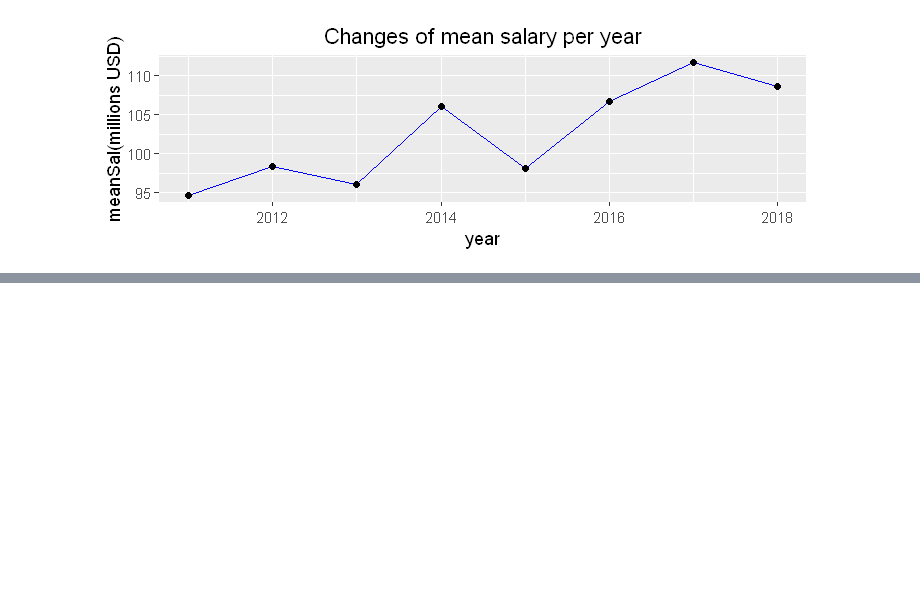
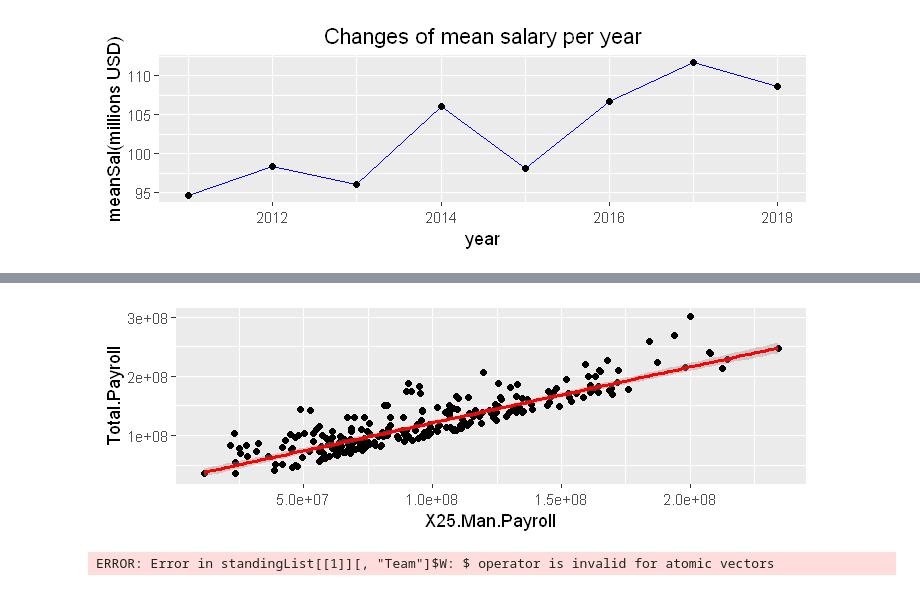
Before and after one commit to ntuken/MLB-baseball, a Jupyter notebook: Data Analysis.ipynb, the cells around one changed output, grey strips where cells are left out. Cells and saved outputs as stored; diff of their text form; code cells hidden in the pictures; blank space fills up the shorter version.

```diff
--- a/Data Analysis.ipynb
+++ b/Data Analysis.ipynb
@@ -68,8 +59,12 @@ head(read.csv("戰績\\2011.csv"))
 # %%
 salList <- list()
 standingList <- list()
+statisticList <- list()
 for (i in c(2011:2018))
 {
     salList[[i - 2010]] <- read.csv(paste("球隊薪資\\", toString(i), ".csv", sep=""))
     standingList[[i - 2010]] <- read.csv(paste("戰績\\", toString(i), ".csv", sep=""))
+    statisticList[[i - 2010]] <- read.csv(paste("年度統計\\", toString(i), ".csv", sep=""))
+    standingList[[i - 2010]]$year <- i
+    colnames(standingList[[i - 2010]])[1] <- "Team"
 }
@@ -108,0 +114,24 @@ ggplot(c, aes(x=as.factor(year), y=salary)) + geom_boxplot(outlier.colour="black
+# %%
+# 整理salList 成一個dataframe ,mutate new column---year ,column : X25.Man.Payroll
+tmp_data <- lapply(salList, function(x){colnames(x)[8] <- "Total.Payroll"; return(x)})
+names(tmp_data) <- 2011:2018
+
+for (i in 1 : length(tmp_data))
+{
+    tmp <- tmp_data[[i]][, c(1, 3, 8)]
+    tmp <- tmp %>% mutate(year = names(tmp_data)[i])
+    if(i == 1)
+    {
+        data <- tmp
+    }
+    else
+    {
+        data <- rbind(data,tmp)
+    }
+}
+
+data <- data[-61,]
+
+data[, 4] <- as.factor(data[, 4])
+subset(standingList[[2]], Team=="New York Yankees" & year==2012)
+standingList[[1]][which(standingList[[1]]$Team=="New York Yankees")]
@@ -108,0 +157,5 @@ ggplot(c, aes(x=as.factor(year), y=salary)) + geom_boxplot(outlier.colour="black
+# %%
+ggplot(data, aes(x = X25.Man.Payroll, y = Total.Payroll)) +
+  geom_point() +
+  stat_smooth(method = "lmrob", col = "red")
+# %% [output]
@@ -108,0 +164,16 @@ ggplot(c, aes(x=as.factor(year), y=salary)) + geom_boxplot(outlier.colour="black
+[figure, added]
+# %%
+test <- data.frame(matrix(ncol=2))
+colnames(test) <- c("Team", "year", "salary", "W")
+for (i in c(1:8))
+{
+    tem <- data.frame(Team=salList[[i]][, "Team"], year=2010 + i,
+                      salary=salList[[i]][, "X25.Man.Payroll"], W=standingList[[i]][, "Team"]$W)
+    test <- rbind(test, tem)
+    test <- c[complete.cases(test),]
+}
+
+head(test)
+total <- merge(data, standingList, by=c("Team","year"))
+# %% [output]
+ERROR: Error in standingList[[1]][, "Team"]$W: $ operator is invalid for atomic vectors
```
Also changed, not shown: parts of 7 cells of this notebook, 9 other files.
